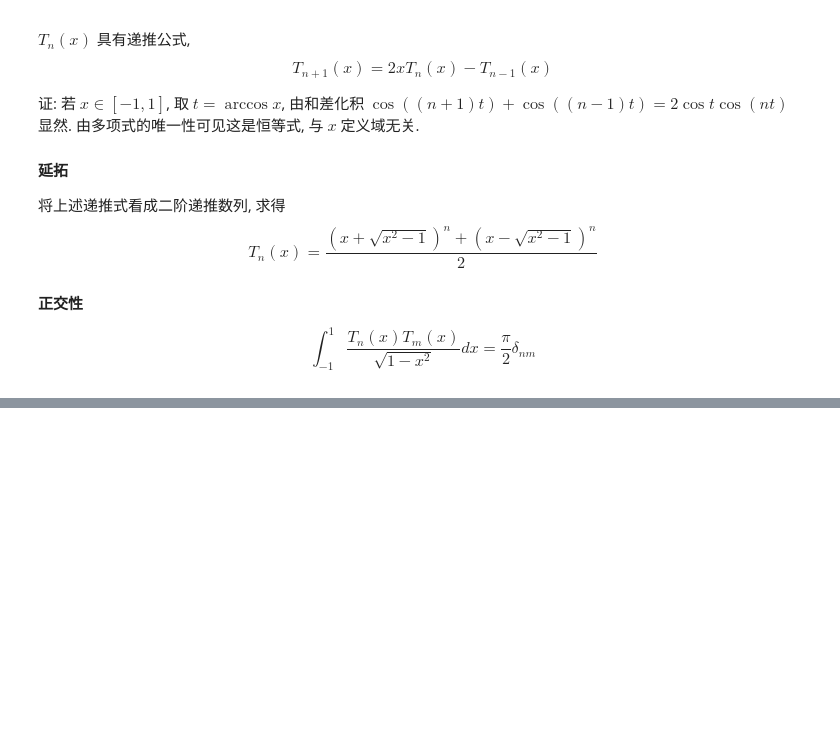
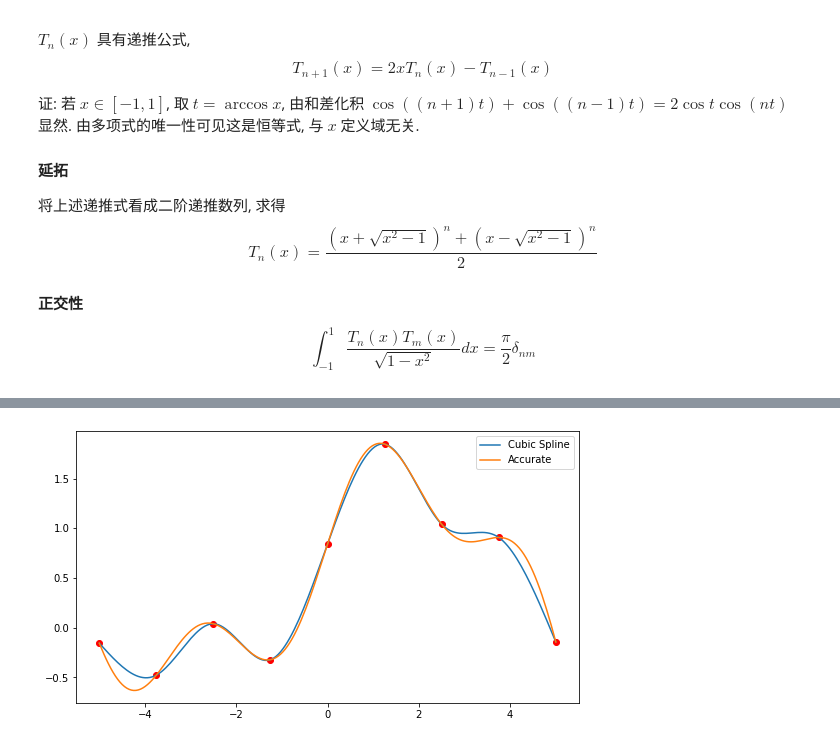
Before and after one commit to ForeverHaibara/Fudan-Courses, a Jupyter notebook: 数值算法与案例分析II/2 插值.ipynb, the cells around one changed output, grey strips where cells are left out. Drawn from its saved outputs; the diff is of its cells as text; code cells hidden in the pictures; blank space fills up the shorter version.

```diff
--- a/数值算法与案例分析II/2 插值.ipynb
+++ b/数值算法与案例分析II/2 插值.ipynb
@@ -197,0 +333,91 @@ $$\int_{-1}^1 \frac{T_n(x)T_m(x)}{\sqrt{1 - x^2}}dx = \frac{\pi}{2}\delta_{nm}$$
+# %%
+import numpy as np
+class CubicSpline():
+    def __init__(self, x = None, y = None, method='complete', a = 0, b = 0):
+        self.x = []
+        self.y = []
+        self.m = []
+        if x is not None and y is not None:
+            method = method.lower()
+            assert method in ['complete', 'natural', 'periodic']
+            self.fit(x, y, method=method, a=a, b=b)
+
+    def fit(self, x, y, method='complete', a = 0, b = 0):
+        x = np.array(x)
+        y = np.array(y)
+        self.x = x[:]
+        self.y = y[:]
+        n = self.x.size
+        diff1 = x[1:] - x[:-1] # x_{i+1} - x_{i}
+        diff2 = x[2:] - x[:-2] # x_{i+2} - x_{i}
+        mu = diff1[:-1] / diff2
+        la = diff1[1:] / diff2
+        A = np.eye(n) * 2
+        A[1:-1,:-2].flat[::n-1] = mu
+        A[1:-1,2:].flat[::n-1] = la
+        diffy = y[1:] - y[:-1]
+        r = np.zeros(n)
+        r[1:-1] = 6 * ((diffy[1:] / diff1[1:] - diffy[:-1] / diff1[:-1]) / diff2)
+
+        if method == 'complete':
+            A[0,1] = 1
+            A[-1,-2] = 1
+            r[0] = 6 * ((y[1] - y[0]) / (x[1] - x[0]) - a) / (x[1] - x[0])
+            r[-1] = 6 * (b - (y[-1] - y[-2]) / (x[-1] - x[-2])) / (x[-1] - x[-2])
+        elif method == 'natural':
+            A[0,0] = 1
+            A[-1,-1] = 1
+            A[0,1] = 0
+            A[-1,-2] = 0
+            r[0] = a
+            r[-1] = b
+        elif method == 'periodic':
+            A[0,0] = 1
+            A[0,-1] = -1
+            A[0,1] = 0
+            A[-1,1] = (x[1]-x[0])/(x[1]-x[0]+x[-1]-x[-2])
+            r[0] = 0
+            r[-1] = 6 * ((y[1] - y[0]) / (x[1] - x[0]) - (y[-1] - y[-2]) / (x[-1] - x[-2])) / (x[1]-x[0]+x[-1]-x[-2])
+
+        self.m = np.linalg.solve(A, r)
+        # print(self.m)
+
+    def pred(self, x):
+        # sort x first
+        index = np.argsort(np.array(x))
+        x = x[index]
+        ys = []
+        j = 0
+        for i in range(x.shape[0]):
+            while self.x[j + 1] < x[i]:
+                j += 1
+            t = x[i] - self.x[j]
+            y = (self.m[j+1] - self.m[j]) / (self.x[j+1] - self.x[j]) / 6
+            y = y * t + self.m[j]/2
+            y = y * t + (self.y[j+1] - self.y[j]) / (self.x[j+1] - self.x[j])
+            y -= (self.m[j+1]/6 + self.m[j]/3) * (self.x[j+1] - self.x[j])
+            y = y * t + self.y[j]
+            ys.append(y)
+        unsorted_ys = np.zeros(len(ys))
+        for i in range(len(ys)):
+            unsorted_ys[index[i]] = ys[i]
+        return np.array(unsorted_ys)
+
+
+# Data in [3] p. 76
+# x = np.array([0,1.5,2,3,4.5,5.45,6,7.5,9,9.8,10.5,12,13.38,14.48])
+# y = np.array([0.28,1.75,2,3.43,3.29,4,4.48,6,7.37,8,8.48,9.27,9.68,9.89])
+# CubicSpline(x,y,'natural')
+x = np.linspace(-5, 5, 9)
+f = lambda x: np.sin(x) + np.cos(1.5*x) * x / 4 + np.sin(0.35*x+1)
+x2 = np.linspace(-5, 5, 200)
+y2 = CubicSpline(x,f(x),'natural').pred(x2)
+from matplotlib import pyplot as plt
+plt.figure(figsize=(9,5))
+plt.plot(x2, y2)
+plt.plot(x2, f(x2))
+plt.scatter(x, f(x), c='red')
+plt.legend(['Cubic Spline', 'Accurate'])
+plt.show()
+# %% [output]
+[figure, added]
```
Also changed, not shown: parts of 9 cells of this notebook, 3 other files.
